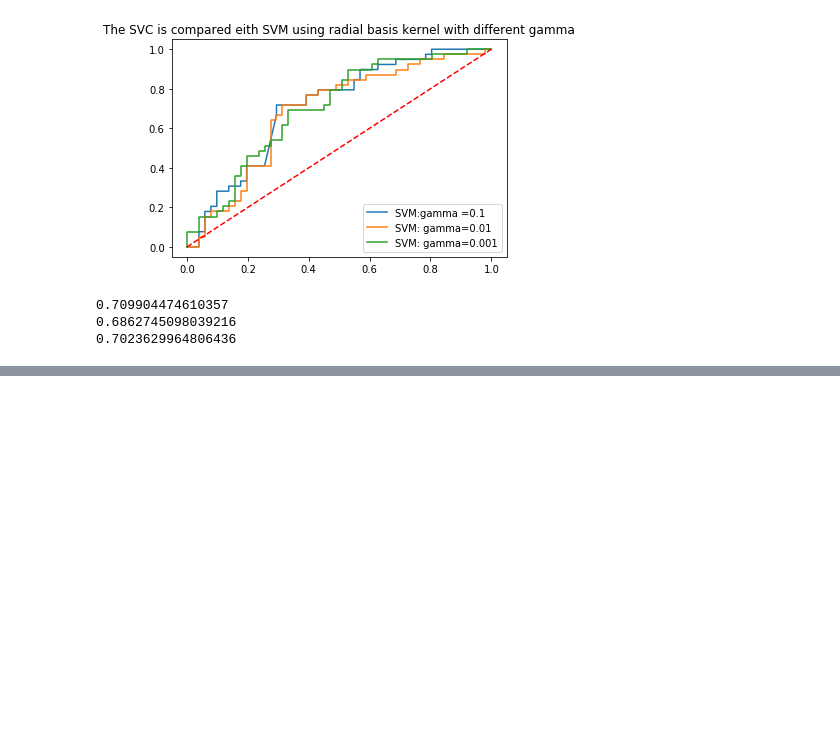
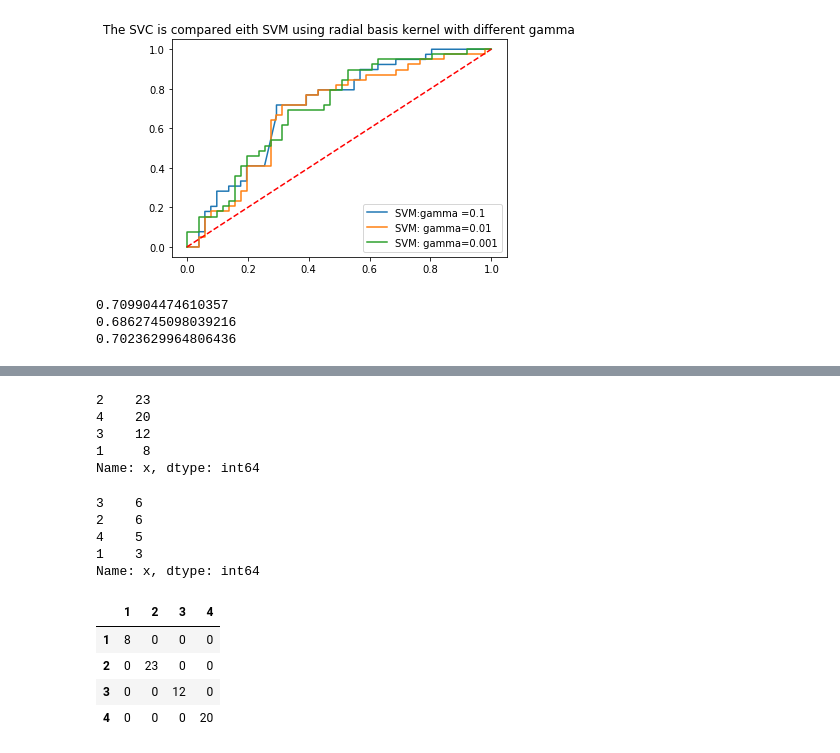
Before and after one commit to junyanyao/ISLR_Python, a Jupyter notebook: Ch9 Support Vector Machine.ipynb, the cells around one changed output, grey strips where cells are left out. Saved outputs shown, nothing was run; the diff lists cells and outputs as text; code cells hidden in the pictures; blank space fills up the shorter version.

```diff
--- a/Ch9 Support Vector Machine.ipynb
+++ b/Ch9 Support Vector Machine.ipynb
@@ -294,0 +335,2 @@ print(auc_svm3)
+# %%
+ytrain= pd.read_csv('Dataset/Khan_ytrain.csv').drop('Unnamed: 0',axis=1)
@@ -294,0 +359,29 @@ print(auc_svm3)
+# %%
+ytrain.x.value_counts()
+# %% [output]
+2    23
+4    20
+3    12
+1     8
+Name: x, dtype: int64
+# %%
+ytest.x.value_counts()
+# %% [output]
+3    6
+2    6
+4    5
+1    3
+Name: x, dtype: int64
+# %%
+out= SVC(kernel='linear')
+out.fit(xtrain,ytrain)
+khan_pred= out.predict(xtest)
+# %%
+cm= metrics.confusion_matrix(ytrain, out.predict(xtrain))
+pd.DataFrame(cm, index= out.classes_, columns=out.classes_)
+# %% [output]
+|  | 1 | 2 | 3 | 4 |
+| 1 | 8 | 0 | 0 | 0 |
+| 2 | 0 | 23 | 0 | 0 |
+| 3 | 0 | 0 | 12 | 0 |
+| 4 | 0 | 0 | 0 | 20 |
```
Also changed, not shown: parts of 13 cells of this notebook, 5 other files.
